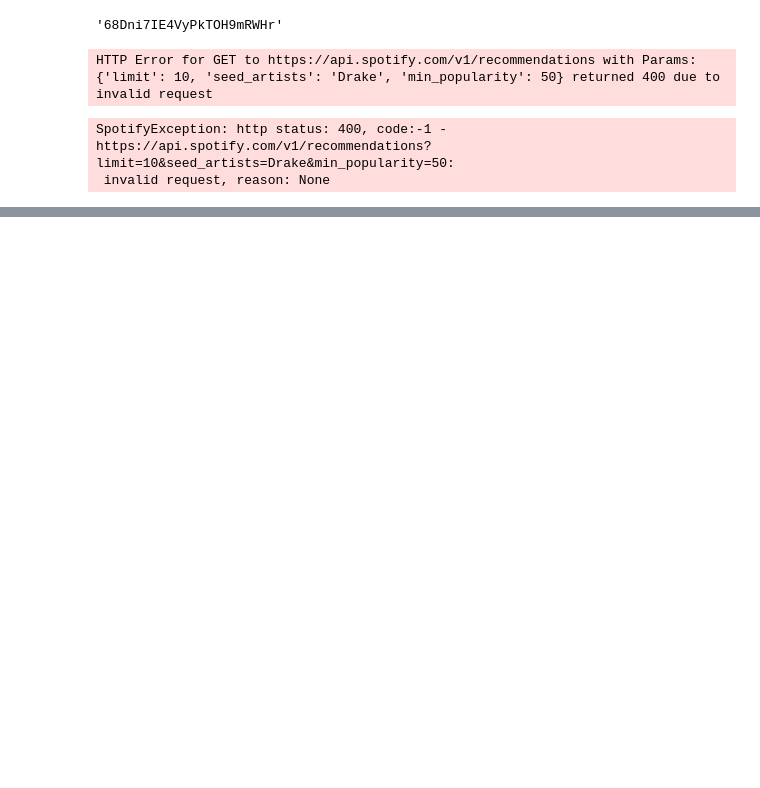
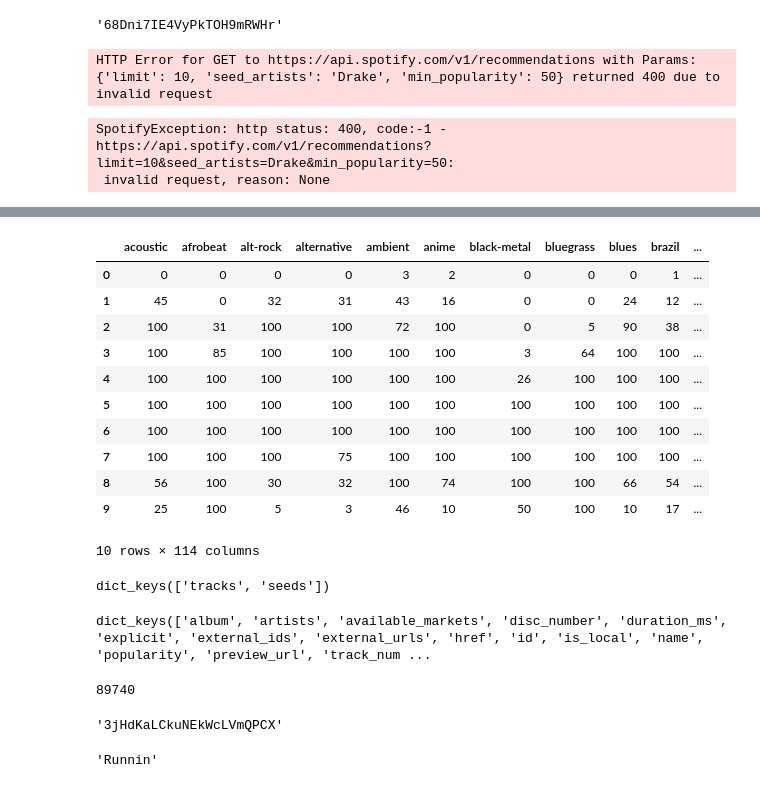
Before and after one commit to ounnuqul/Spotify_Popularity_Prediction_Model_Capstone_Project, a Jupyter notebook: Spotipy_Returns.ipynb, the cells around one changed output, grey strips where cells are left out. Drawn from its saved outputs; the diff is of its cells as text; code cells hidden in the pictures; blank space fills up the shorter version.

```diff
--- a/Spotipy_Returns.ipynb
+++ b/Spotipy_Returns.ipynb
@@ -255,0 +616,2 @@ len(results['genres'])
+# %%
+df_features['track_id'] = df_features['id']
@@ -255,0 +638,3 @@ len(results['genres'])
+# %%
+for x in range(df_pull_2.shape[0]):
+    assert(df_pull_2['track_id'][x] == df_features['id'][x])
@@ -255,0 +714,36 @@ len(results['genres'])
+# %%
+num_per_genre
+# %% [output]
+|  | acoustic | afrobeat | alt-rock | alternative | ambient | anime | black-metal | bluegrass | blues | brazil | ... |
+| 0 | 0 | 0 | 0 | 0 | 3 | 2 | 0 | 0 | 0 | 1 | ... |
+| 1 | 45 | 0 | 32 | 31 | 43 | 16 | 0 | 0 | 24 | 12 | ... |
+| 2 | 100 | 31 | 100 | 100 | 72 | 100 | 0 | 5 | 90 | 38 | ... |
+| 3 | 100 | 85 | 100 | 100 | 100 | 100 | 3 | 64 | 100 | 100 | ... |
+| 4 | 100 | 100 | 100 | 100 | 100 | 100 | 26 | 100 | 100 | 100 | ... |
+| 5 | 100 | 100 | 100 | 100 | 100 | 100 | 100 | 100 | 100 | 100 | ... |
+| 6 | 100 | 100 | 100 | 100 | 100 | 100 | 100 | 100 | 100 | 100 | ... |
+| 7 | 100 | 100 | 100 | 75 | 100 | 100 | 100 | 100 | 100 | 100 | ... |
+| 8 | 56 | 100 | 30 | 32 | 100 | 74 | 100 | 100 | 66 | 54 | ... |
+| 9 | 25 | 100 | 5 | 3 | 46 | 10 | 50 | 100 | 10 | 17 | ... |
+10 rows × 114 columns
+# %%
+results.keys()
+# %% [output]
+dict_keys(['tracks', 'seeds'])
+# %%
+results['tracks'][1].keys()
+# %% [output]
+dict_keys(['album', 'artists', 'available_markets', 'disc_number', 'duration_ms', 'explicit', 'external_ids', 'external_urls', 'href', 'id', 'is_local', 'name', 'popularity', 'preview_url', 'track_num ...
+# %%
+len(new_pulled)
+ne
+# %% [output]
+89740
+# %%
+results['tracks'][0]['id']
+# %% [output]
+'3jHdKaLCkuNEkWcLVmQPCX'
+# %%
+results['tracks'][2]['name']#['name']
+# %% [output]
+'Runnin'
```
Also changed, not shown: parts of 79 cells of this notebook, 4 other files.
